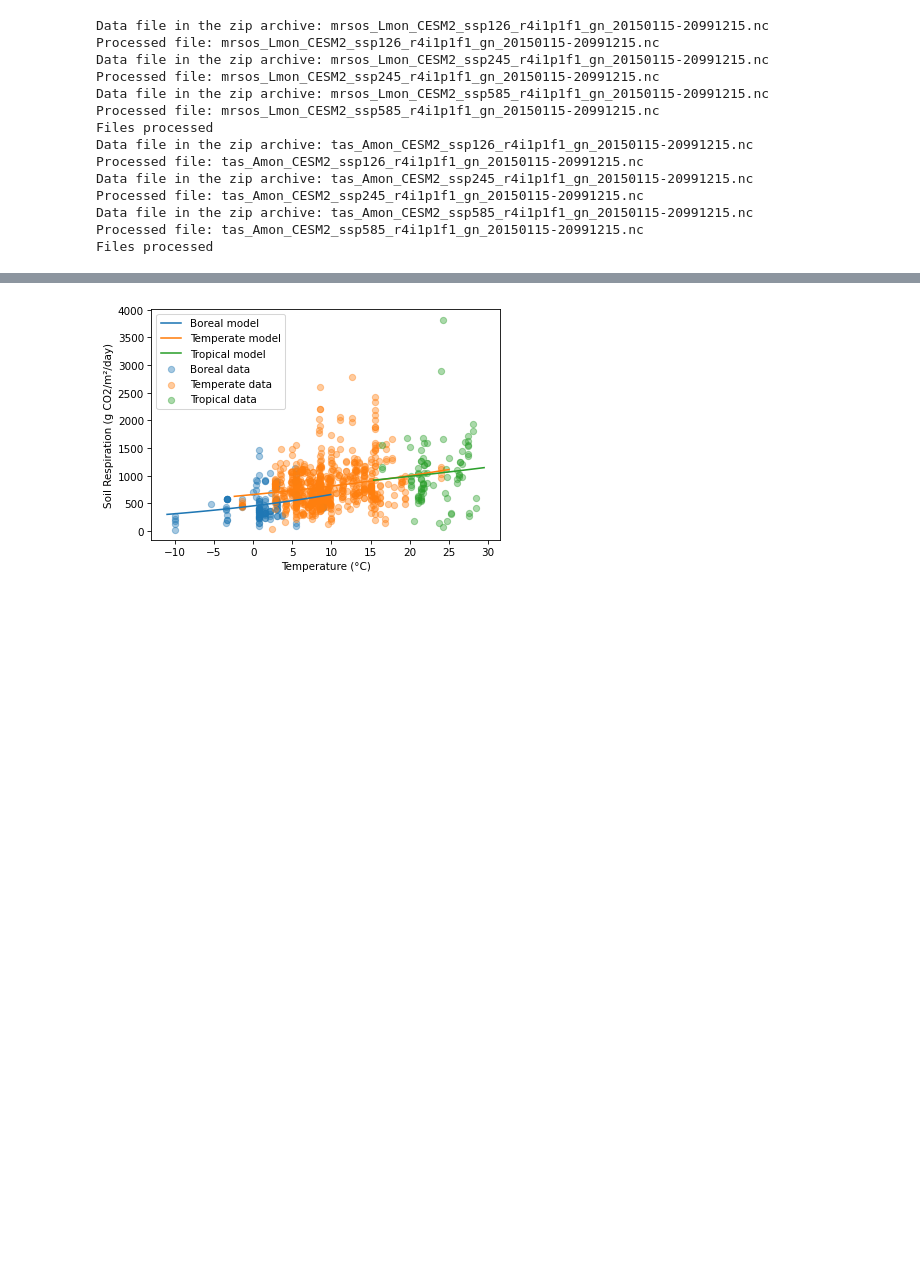
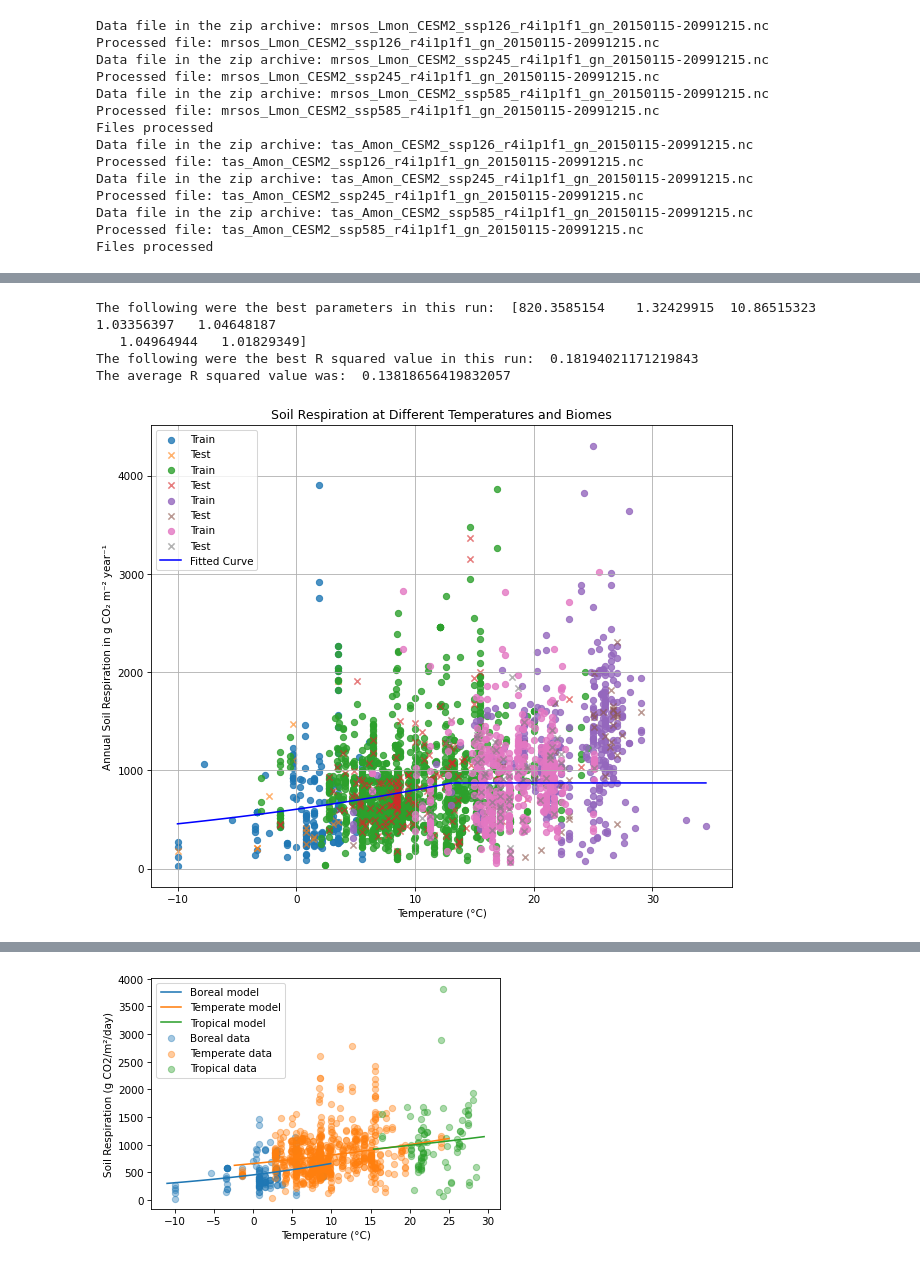
Before and after one commit to vinmk-git/Soil-Respiration-Model, a Jupyter notebook: soilRmodel.ipynb, the cells around one changed output, grey strips where cells are left out. Saved outputs shown, nothing was run; the diff lists cells and outputs as text; code cells hidden in the pictures; blank space fills up the shorter version.

```diff
--- a/soilRmodel.ipynb
+++ b/soilRmodel.ipynb
@@ -356 +353,21 @@ def Rs_func_moisture(T, M, R_base, Q10_base, T_base, M_base, beta):
+# %%
+def Rs_T_function(params, T):                        #function that models an exponential fit as a function of temperature to the SRDB data
+    R_base, Q10_base, T_base = params
+    return R_base * (Q10_base ** ((T-T_base)/10))
+
+def Rs_T_loss_function(params, T, y_true):           #loss function that returns a mean-squared error for the exponential fit
+    y_pred = Rs_T_function(params, T)
+    return np.sum((y_true-y_pred)**2)
+
+def Rs_TM_function(params, X_packed):               #function that models soil respiration as an exponential function of temperature and attributes a contribution to soil moisture
+    """T = temperature, M = moisture"""
+    T = X_packed[:,0]
+    M = X_packed[:,1]
+    R_base, Q10, T_base, alpha, beta, gamma, delta = params
+    #return (R_base * (Q10 ** ((T - T_base) / 10))) - (((alpha*M) - beta*((M **2)) + gamma))
+    return (R_base * (Q10 ** ((T - T_base) / 10))) #* (((alpha*M) - (beta*(M **2)) - gamma)) - delta*(T*M)
+
+def Rs_TM_loss_function(params, X_packed, y_true):
+    y_pred = Rs_TM_function(params, X_packed)
+    return np.sum((y_true - y_pred)**2)                 # MSE return mean-squared-error
 # %%
@@ -426,3 +426,61 @@ Tropical: Test MAE=494.8, R²=0.012
+# %%
+X = forests[["MAT", "mrsos"]].values
+y = forests["Rs_annual"].values
+R_parameters = []
+R2_values = []
+
+skf = StratifiedKFold(n_splits=10, shuffle=True, random_state=42)
+
+for train_x_values, test_x_values in skf.split(X, forests["Biome"]):
+    X_train, X_test = X[train_x_values], X[test_x_values]
+    y_train, y_test = y[train_x_values], y[test_x_values]
+
+    results = minimize(Rs_TM_loss_function,
+                x0=[800, 2, 10, 1, 1, 1, 1],
+                args=(X_train, y_train),
+                method='Nelder-Mead', # L-BFGS-B, Nelder-Mead
+                bounds=[(0, 10000), (0.1, 20), (-10, 30), (-100, 100), (-100, 100), (-100, 100), (-100, 100)])      # set lower and upper bounds
+    fitted_params = results.x
+    #print(f"Fitted the following parameters:", fitted_params)
+
+    #validation with mean absolute error and R squared
+    y_pred = Rs_TM_function(fitted_params, np.sort(X_test))
+    R2_values.append(r2_score(y_test, y_pred))
+
+    if r2_score(y_test, y_pred) >= max(R2_values):
+        best_params = fitted_params
+        best_r2_score = r2_score(y_test, y_pred)
+        best_indices = train_x_values
+        best_test_indices = test_x_values
+    #print(f"{biomes[i]}: Test MAE={mean_absolute_error(y_test, y_pred):.1f}, R²={r2_score(y_test, y_pred):.3f}")
+
+print("The following were the best parameters in this run: ",best_params)
+print("The following were the best R squared value in this run: ",best_r2_score)
+print("The average R squared value was: ", np.mean(R2_values))
+
+# print one representative graph for this run
+plt.figure(figsize=(10, 8))
+for i in biomes:
+    train_data = forests.iloc[best_indices][forests.iloc[best_indices]["Biome"] == i]
+    test_data = forests.iloc[best_test_indices][forests.iloc[best_test_indices]["Biome"] == i]
+    plt.scatter(train_data["MAT"].values, train_data["Rs_annual"].values, label='Train', alpha=0.8)
+    plt.scatter(test_data["MAT"].values, test_data["Rs_annual"].values, label='Test', alpha=0.6, marker='x')
+
+plt.plot(np.sort(temp_range),
+         (Rs_TM_function(best_params, np.sort(X_grid)))[0:100], 'b-', label="Fitted Curve")
+
+plt.xlabel('Temperature (°C)')
+plt.ylabel('Annual Soil Respiration in g CO₂ m⁻² year⁻¹')
+plt.title(f'Soil Respiration at Different Temperatures and Biomes')
+plt.legend()
+plt.grid()
+plt.show()
+# %% [output]
+The following were the best parameters in this run:  [820.3585154    1.32429915  10.86515323   1.03356397   1.04648187
+   1.04964944   1.01829349]
+The following were the best R squared value in this run:  0.18194021171219843
+The average R squared value was:  0.13818656419832057
+[figure, added]
 # %%
 # Model performance is compared to a machine learning regressor algorithm as a benchmark
 
```
Also changed, not shown: parts of 23 cells of this notebook, 1 other file.
